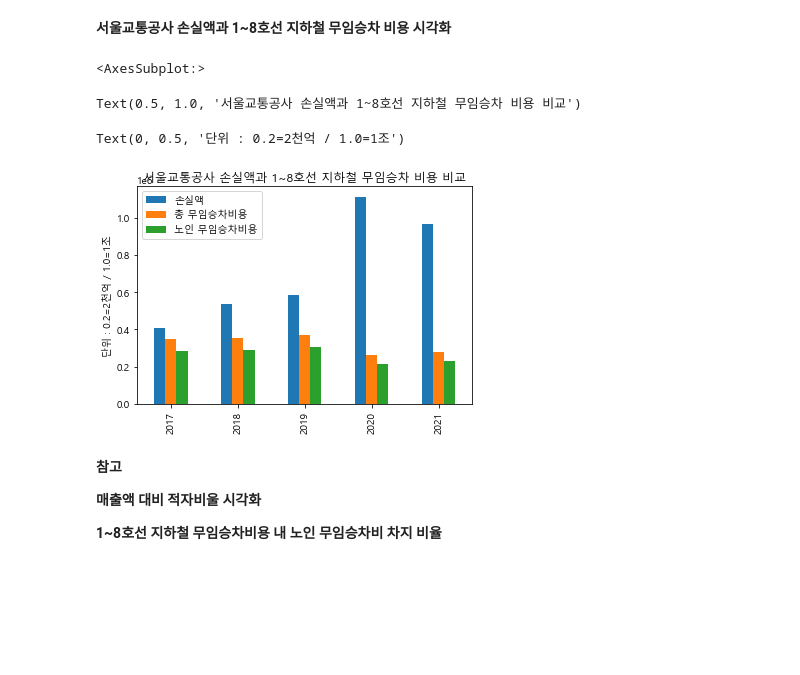
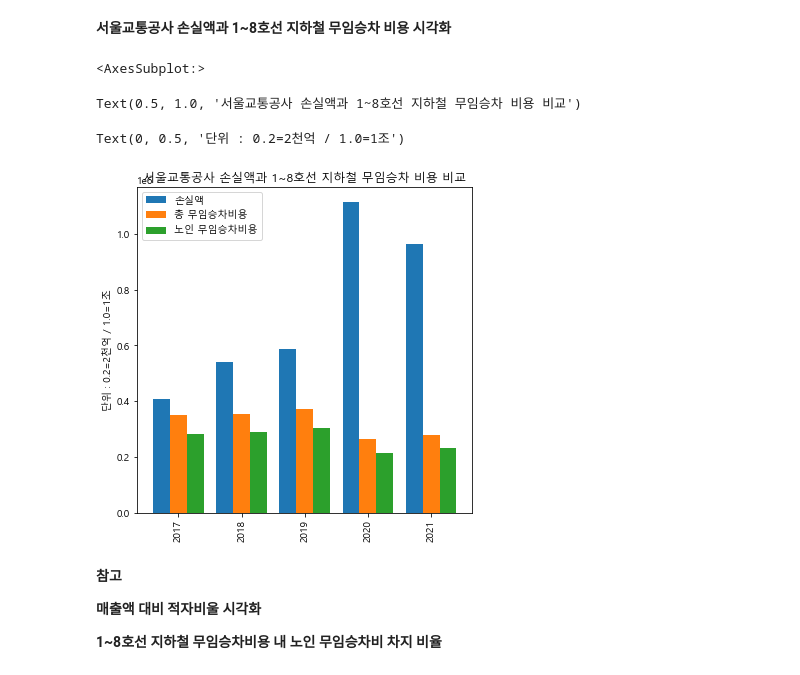
Before and after one commit to limjs1024/semi-project, a Jupyter notebook: teamprject.ipynb, the cells around one changed output. Saved outputs shown, nothing was run; the diff lists cells and outputs as text; code cells hidden in the pictures; blank space fills up the shorter version.

```diff
--- a/teamprject.ipynb
+++ b/teamprject.ipynb
@@ -1651,14 +1678,14 @@ loss_free1
 # %% [markdown]
 **서울교통공사 손실액과 1~8호선 지하철 무임승차 비용 시각화**
 # %%
-loss_free1.plot.bar()
+loss_free1.plot.bar(figsize=(6,6),width=0.8)
 plt.title('서울교통공사 손실액과 1~8호선 지하철 무임승차 비용 비교')
 plt.ylabel('단위 : 0.2=2천억 / 1.0=1조')
 # %% [output]
 <AxesSubplot:>
 Text(0.5, 1.0, '서울교통공사 손실액과 1~8호선 지하철 무임승차 비용 비교')
 Text(0, 0.5, '단위 : 0.2=2천억 / 1.0=1조')
-[figure, old version]
+[figure, new version]
 # %% [markdown]
 **참고**
 
```
Also changed, not shown: parts of 7 cells of this notebook.
